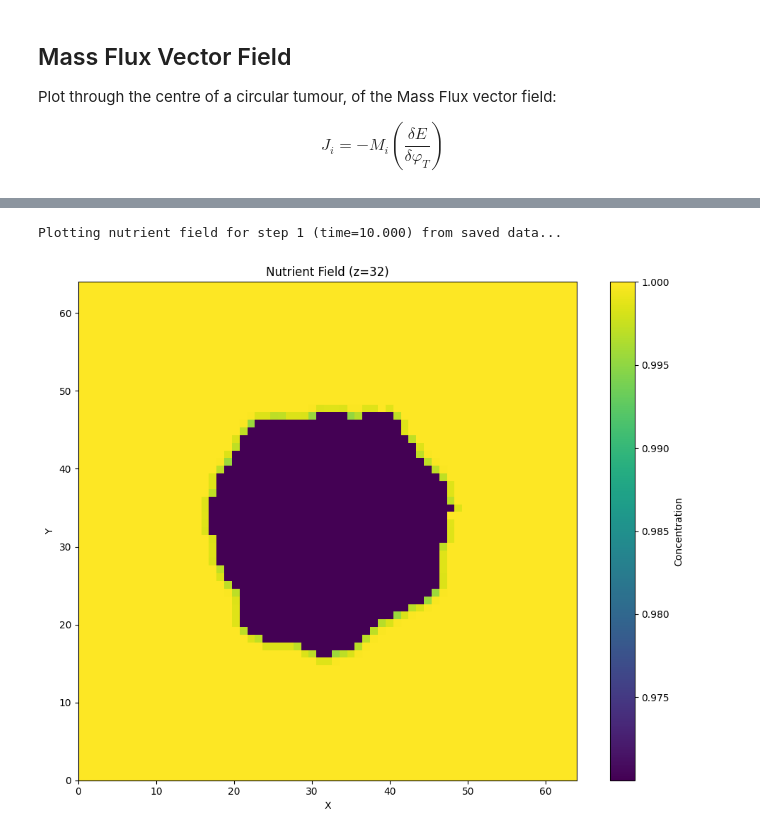
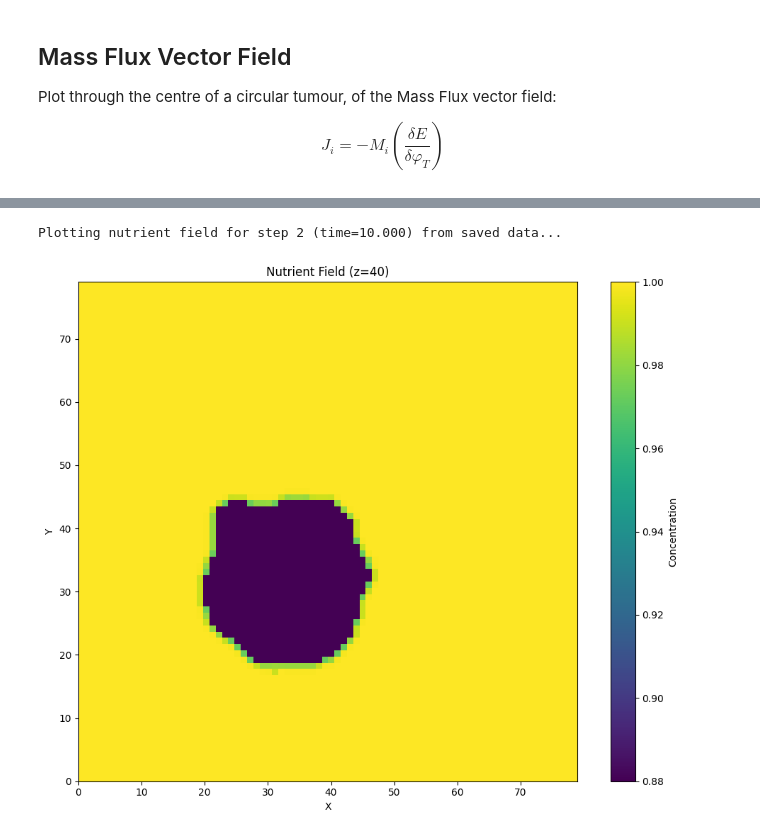
Before and after one commit to rmcnamara101/SCIE3212, a Jupyter notebook: laboratory/physics_fields/physics_fields_validation_windows.ipynb, the cells around one changed output, grey strips where cells are left out. Saved outputs shown, nothing was run; the diff lists cells and outputs as text; code cells hidden in the pictures.

```diff
--- a/laboratory/physics_fields/physics_fields_validation_windows.ipynb
+++ b/laboratory/physics_fields/physics_fields_validation_windows.ipynb
@@ -89,10 +91,10 @@ NameError: name 'plotter' is not defined
 # %%
 #plotter.plot_mass_flux_field_from_saved(simulation_data, step_idx=0, cmap="BuPu", skip=3, arrow_density_factor=30.0, scale=7, width=0.007, add_boundary_contours=True, center_x=75, center_y=75, zoom_factor=3.0, contour_shift_x=1, contour_shift_y=1)
 # %%
-plotter.plot_nutrient_field_from_saved(simulation_data, step_idx=0, z_slice=None)
+plotter.plot_nutrient_field_from_saved(simulation_data, step_idx=1, z_slice=None)
 # %% [output]
-Plotting nutrient field for step 1 (time=10.000) from saved data...
+Plotting nutrient field for step 2 (time=10.000) from saved data...
-[figure, old version]
+[figure, new version]
 # %%
 plotter.plot_source_terms_from_saved(simulation_data, step_idx=0, cmap="GnBu", z_slice=None, show_plot=True)
 # %% [output]
```
Also changed, not shown: parts of 7 cells of this notebook, 15 other files.
